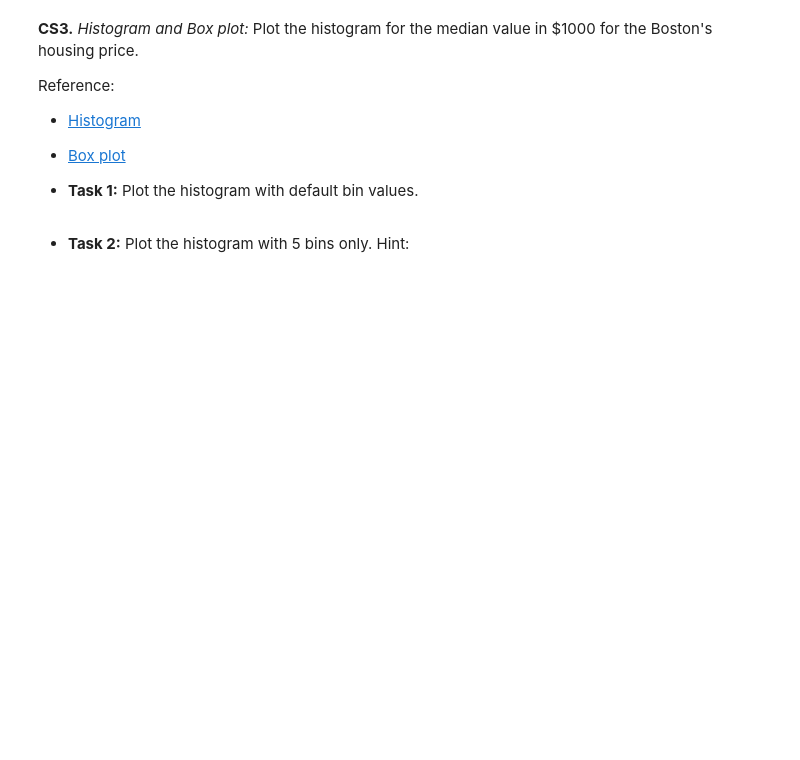
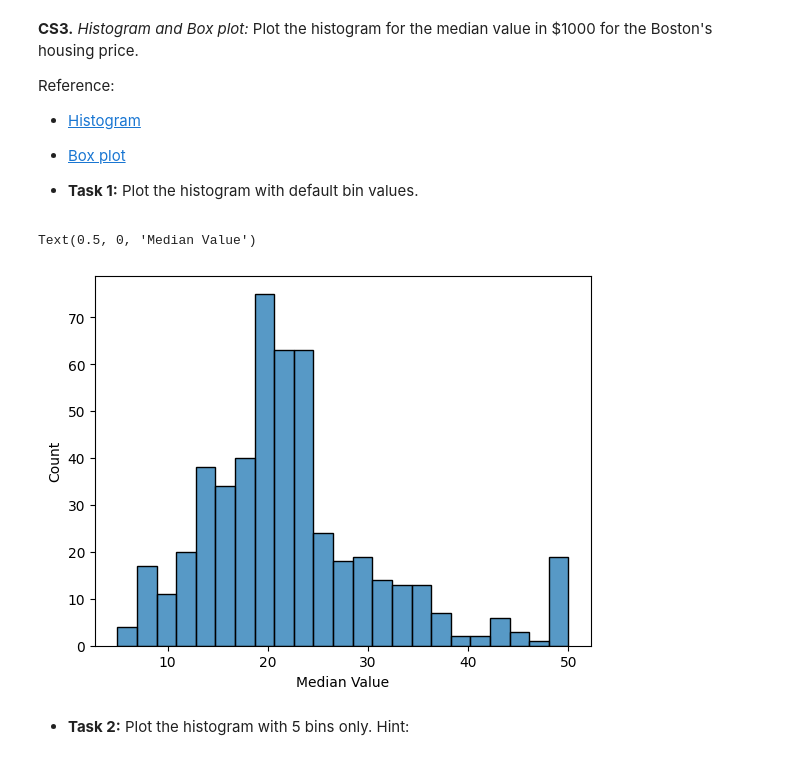
Before and after one commit to kaine119/10.020_DDW, a Jupyter notebook: Week08/Week08_Cohort.ipynb, the cells around one changed output. Drawn from its saved outputs; the diff is of its cells as text; code cells hidden in the pictures; blank space fills up the shorter version.

```diff
--- a/Week08/Week08_Cohort.ipynb
+++ b/Week08/Week08_Cohort.ipynb
@@ -276,15 +326,16 @@ Reference:
 - **Task 1:** Plot the histogram with default bin values.
 # %%
 # plot histogram for MEDV, replace the None
-myplot = None
+myplot = sns.histplot(df, x=df["MEDV"])
 
 # set the x label, write the code below
-
+# myplot.text(50, 50, "yaaaaayy")
+myplot.set_xlabel("Median Value")
 # set the y label, write the code below
-
-###
-### YOUR CODE HERE
-###
+# Y =
+# %% [output]
+Text(0.5, 0, 'Median Value')
+[figure, added]
 # %% [markdown]
 - **Task 2:** Plot the histogram with 5 bins only. Hint:
 # %%
```
Also changed, not shown: parts of 17 cells of this notebook.
